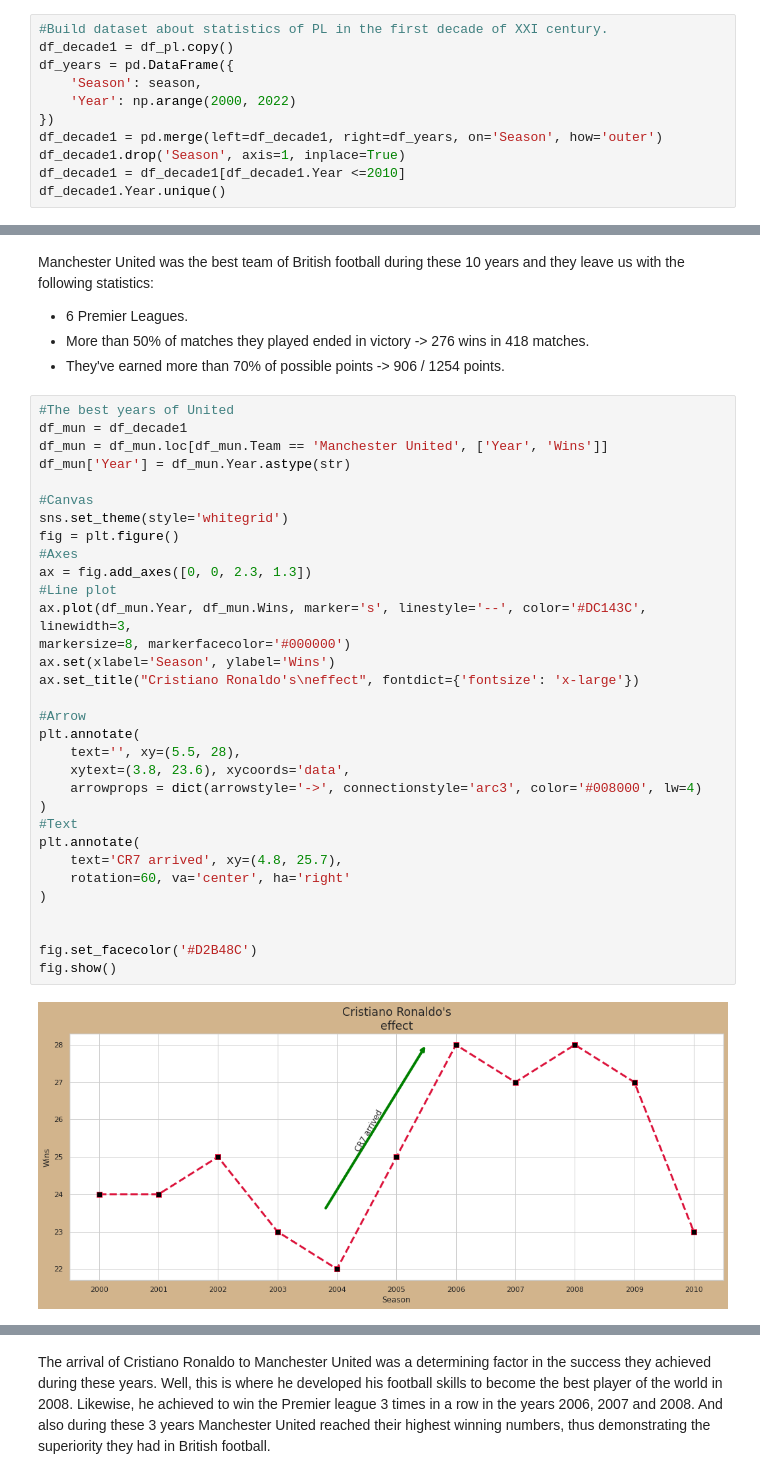
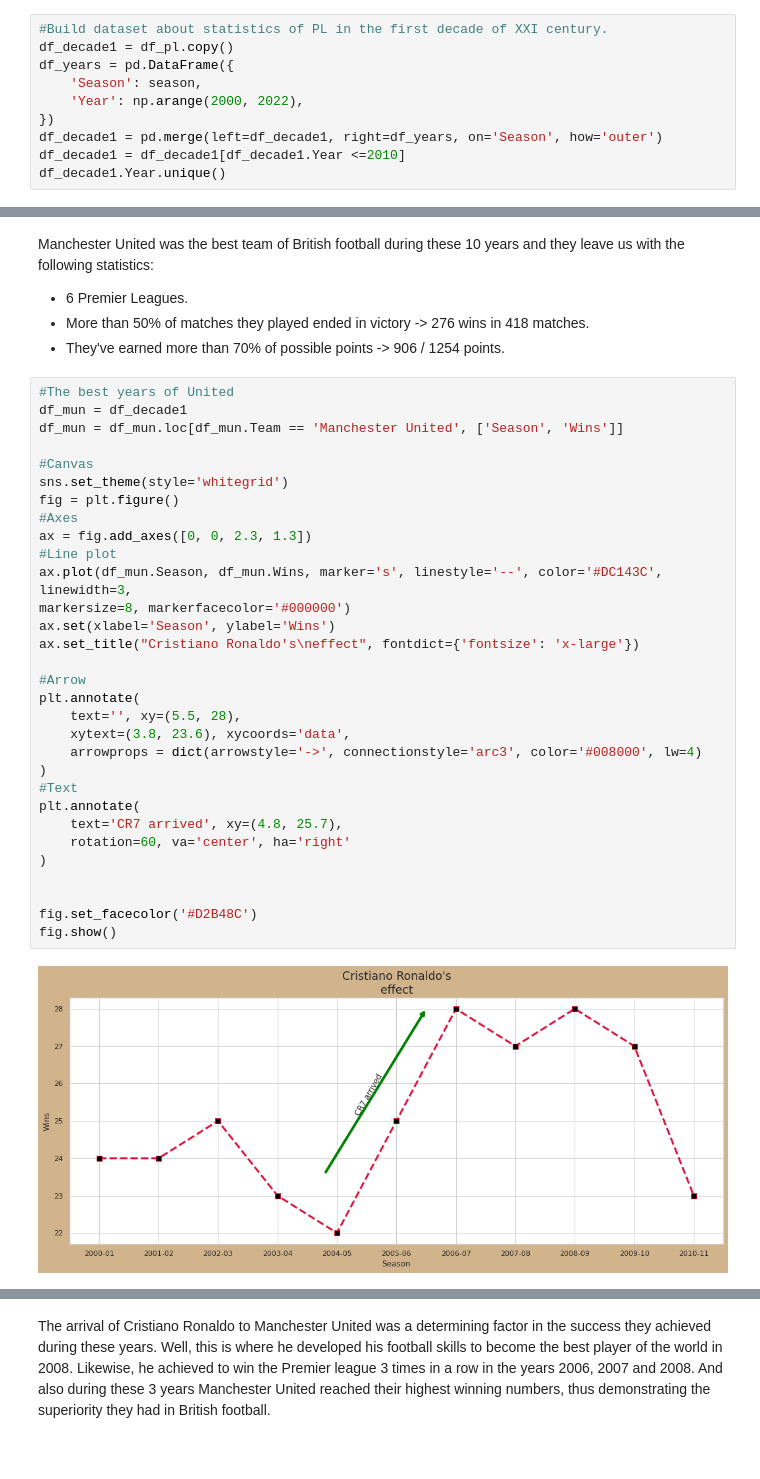
Before and after one commit to CarlosFOL/Premier_League, a Jupyter notebook: notebook.ipynb, the cells around one changed output, grey strips where cells are left out. Cells and saved outputs as stored; diff of their text form.

Commit message:
The most agonizing seasons

```diff
--- a/notebook.ipynb
+++ b/notebook.ipynb
@@ -56,10 +56,9 @@ season
 df_decade1 = df_pl.copy()
 df_years = pd.DataFrame({
     'Season': season,
-    'Year': np.arange(2000, 2022)
+    'Year': np.arange(2000, 2022),
 })
 df_decade1 = pd.merge(left=df_decade1, right=df_years, on='Season', how='outer')
-df_decade1.drop('Season', axis=1, inplace=True)
 df_decade1 = df_decade1[df_decade1.Year <=2010]
 df_decade1.Year.unique()
 # %% [output]
@@ -138,37 +137,36 @@ Manchester United was the best team of British football during these 10 years an
 # %%
 #The best years of United
 df_mun = df_decade1
-df_mun = df_mun.loc[df_mun.Team == 'Manchester United', ['Year', 'Wins']]
-df_mun['Year'] = df_mun.Year.astype(str)
+df_mun = df_mun.loc[df_mun.Team == 'Manchester United', ['Season', 'Wins']]
 
 #Canvas
 sns.set_theme(style='whitegrid')
 fig = plt.figure()
 #Axes
 ax = fig.add_axes([0, 0, 2.3, 1.3])
 #Line plot
-ax.plot(df_mun.Year, df_mun.Wins, marker='s', linestyle='--', color='#DC143C', linewidth=3,
+ax.plot(df_mun.Season, df_mun.Wins, marker='s', linestyle='--', color='#DC143C', linewidth=3,
 markersize=8, markerfacecolor='#000000')
 ax.set(xlabel='Season', ylabel='Wins')
 ax.set_title("Cristiano Ronaldo's\neffect", fontdict={'fontsize': 'x-large'})
 
 #Arrow
 plt.annotate(
     text='', xy=(5.5, 28),
     xytext=(3.8, 23.6), xycoords='data',
     arrowprops = dict(arrowstyle='->', connectionstyle='arc3', color='#008000', lw=4)
 )
 #Text
 plt.annotate(
     text='CR7 arrived', xy=(4.8, 25.7),
     rotation=60, va='center', ha='right'
 )
 
 
 fig.set_facecolor('#D2B48C')
 fig.show()
 # %% [output]
-[figure, old version]
+[figure, new version]
 # %%
 #Years where Manchester United was champion.
 team, position = df_decade1.Team == 'Manchester United', df_decade1.Position == 1
```
Also changed, not shown: parts of 19 cells of this notebook.
